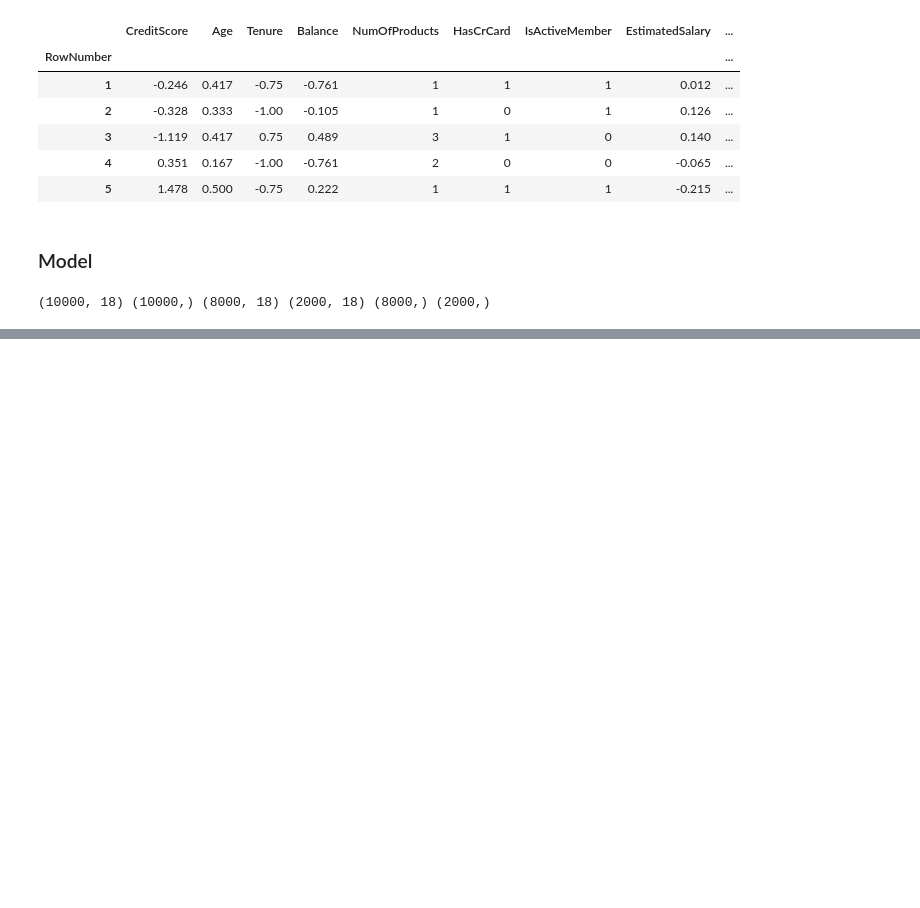
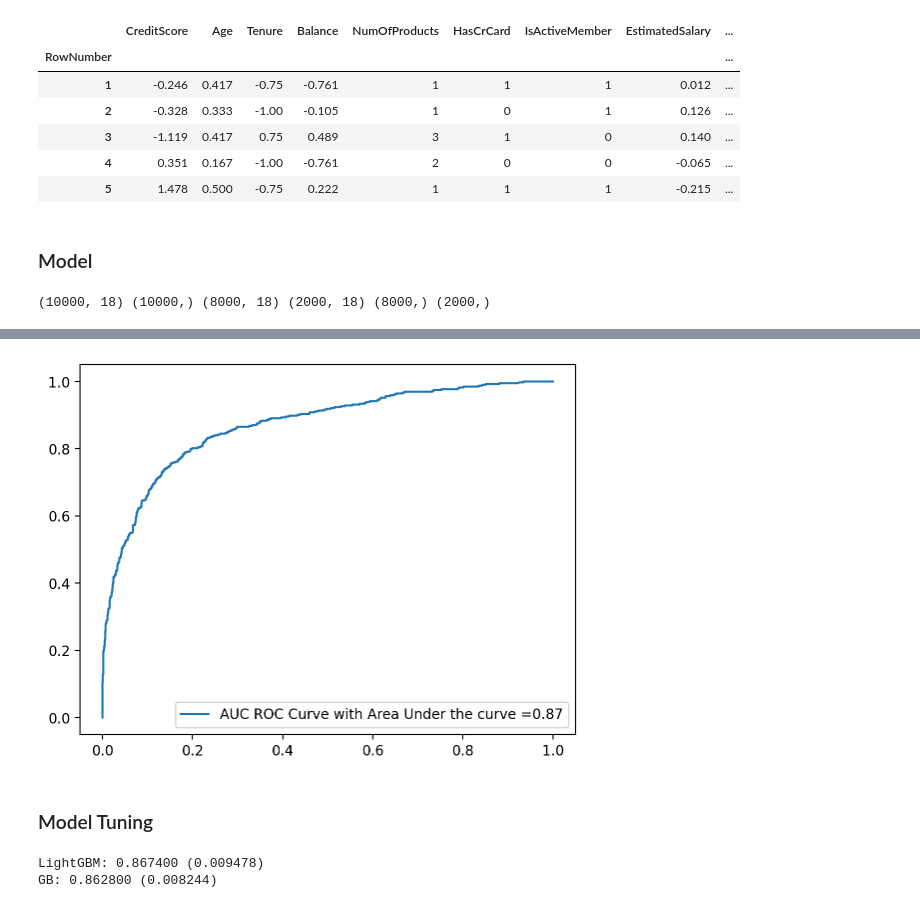
Before and after one commit to Nehlr1/Churn-Prediction-using-Machine-Learning, a Jupyter notebook: churn_prediction.ipynb, the cells around one changed output, grey strips where cells are left out. Saved outputs shown, nothing was run; the diff lists cells and outputs as text; code cells hidden in the pictures; blank space fills up the shorter version.

Commit message:
Added Model Tuning

```diff
--- a/churn_prediction.ipynb
+++ b/churn_prediction.ipynb
@@ -355,10 +355,10 @@ print(X.shape, y.shape, X_train.shape, X_test.shape, y_train.shape, y_test.shape
 models = [("LR", LogisticRegression(random_state=42)),
           ("KNN", KNeighborsClassifier()),
           ("DTC", DecisionTreeClassifier(random_state=42)),
-          ("RF", RandomForestClassifier(random_state=42)),
+          ("RFC", RandomForestClassifier(random_state=42)),
           ("SVC", SVC(gamma="auto", random_state=42)),
-          ("GB", GradientBoostingClassifier(random_state=42)),
-          ("LightGBM", LGBMClassifier(verbose=0, random_state=42))]
+          ("GBC", GradientBoostingClassifier(random_state=42)),
+          ("LightGBMC", LGBMClassifier(verbose=0, random_state=42))]
 results = []
 names = []
 for name, model in models:
@@ -378,0 +379,11 @@ LightGBM: 0.860125 (0.008167)
+# %%
+# Gradient Boosting Classifier Confusion matrix
+model_gbc = GradientBoostingClassifier(random_state=42)
+model_gbc.fit(X_train, y_train)
+y_pred = model_gbc.predict(X_test)
+conf_mat = confusion_matrix(y_pred, y_test)
+
+print("True Positive : ", conf_mat[1, 1])
+print("True Negative : ", conf_mat[0, 0])
+print("False Positive: ", conf_mat[0, 1])
+print("False Negative: ", conf_mat[1, 0])
@@ -378,0 +407,15 @@ LightGBM: 0.860125 (0.008167)
+# %%
+# Auc Roc Curve
+def generate_auc_roc_curve(model, X_test):
+    y_pred_proba = model.predict_proba(X_test)[:, 1]
+    fpr, tpr, thresholds = roc_curve(y_test, y_pred_proba)
+    auc = roc_auc_score(y_test, y_pred_proba)
+    plt.plot(fpr, tpr, label="AUC ROC Curve with Area Under the curve ="+str(round(auc, 2)))
+    plt.legend()
+    plt.show()
+
+generate_auc_roc_curve(model_gbc, X_test)
+# %% [output]
+[figure, added]
+# %% [markdown]
+### Model Tuning
@@ -378,0 +447,15 @@ LightGBM: 0.860125 (0.008167)
+# %%
+models = [("LightGBM", tuned_lgbm),
+          ("GB",tuned_gbm)]
+results = []
+names = []
+for name, model in models:
+    kfold = KFold(n_splits=10, random_state=42, shuffle=True)
+    cv_results = cross_val_score(model, X, y, cv=10, scoring="accuracy")
+    results.append(cv_results)
+    names.append(name)
+    msg = "%s: %f (%f)" % (name, cv_results.mean(), cv_results.std())
+    print(msg)
+# %% [output]
+LightGBM: 0.867400 (0.009478)
+GB: 0.862800 (0.008244)
```
Also changed, not shown: parts of 8 cells of this notebook.
